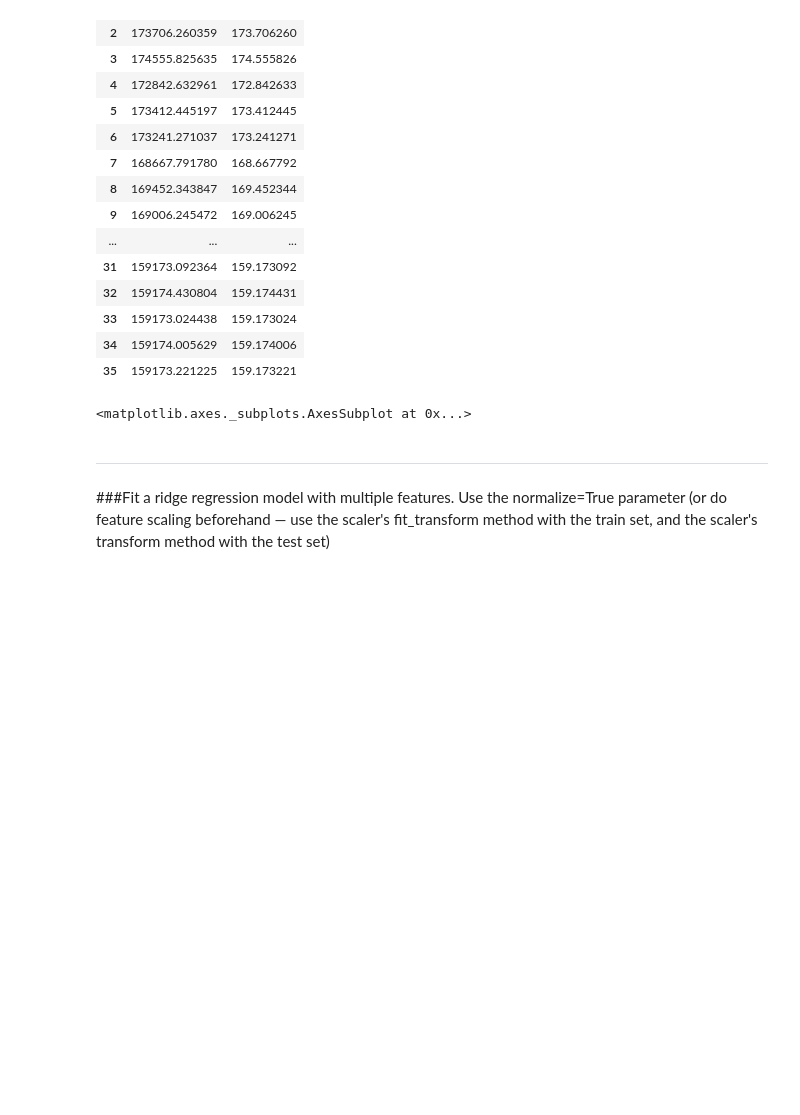
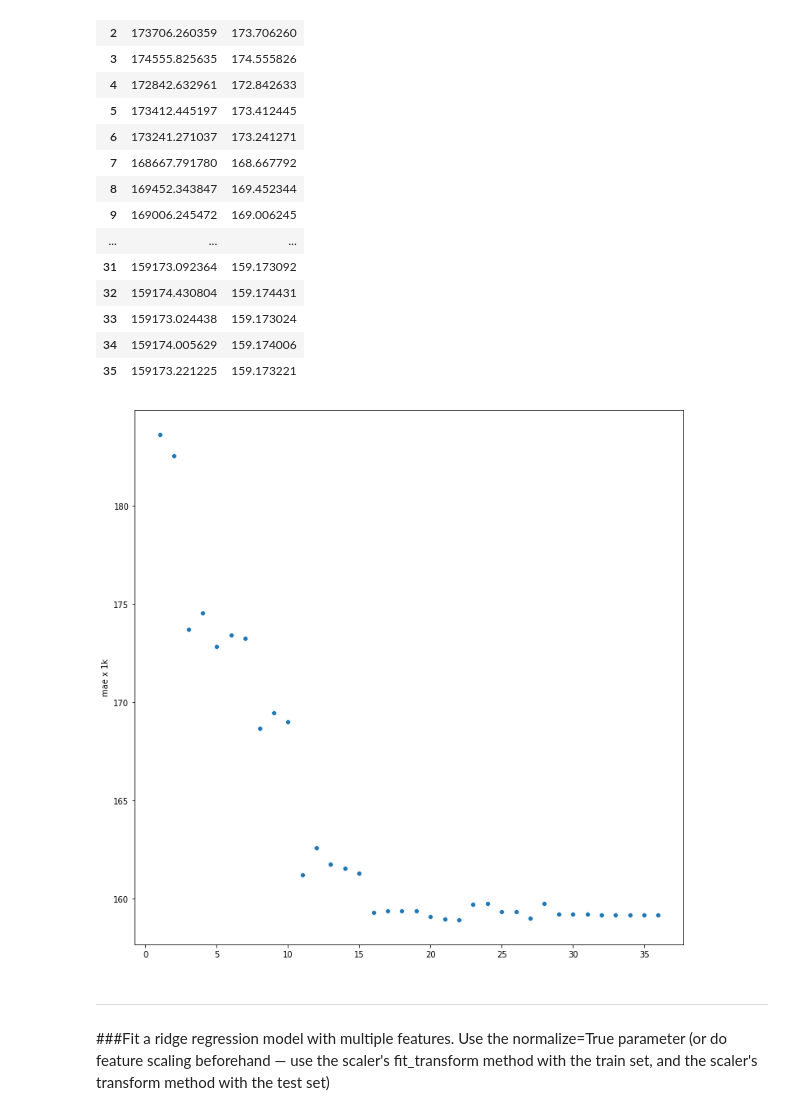
Before and after one commit to JenBanks8585/DS-Unit-2-Linear-Models, a Jupyter notebook: module3-ridge-regression/Jen__Banks_LS_DS_213_assignment.ipynb, the cells around one changed output. Cells and saved outputs as stored; diff of their text form; code cells hidden in the pictures; blank space fills up the shorter version.

```diff
--- a/module3-ridge-regression/Jen__Banks_LS_DS_213_assignment.ipynb
+++ b/module3-ridge-regression/Jen__Banks_LS_DS_213_assignment.ipynb
@@ -515,11 +515,17 @@ mae_df
 # %%
 # Graphing MAE vs number of features
 
+%matplotlib inline
 import seaborn as sns
+import matplotlib.pyplot as plt
+fig, ax = plt.subplots(figsize=(12, 12))
+
 
 sns.scatterplot(range(1,X_train_eng.shape[1]+1),mae_df['mae x 1k'])
+
+fig.show()
 # %% [output]
-<matplotlib.axes._subplots.AxesSubplot at 0x...>
+[figure, added]
 # %% [markdown]
 
 
```
Also changed, not shown: parts of 4 cells of this notebook.
